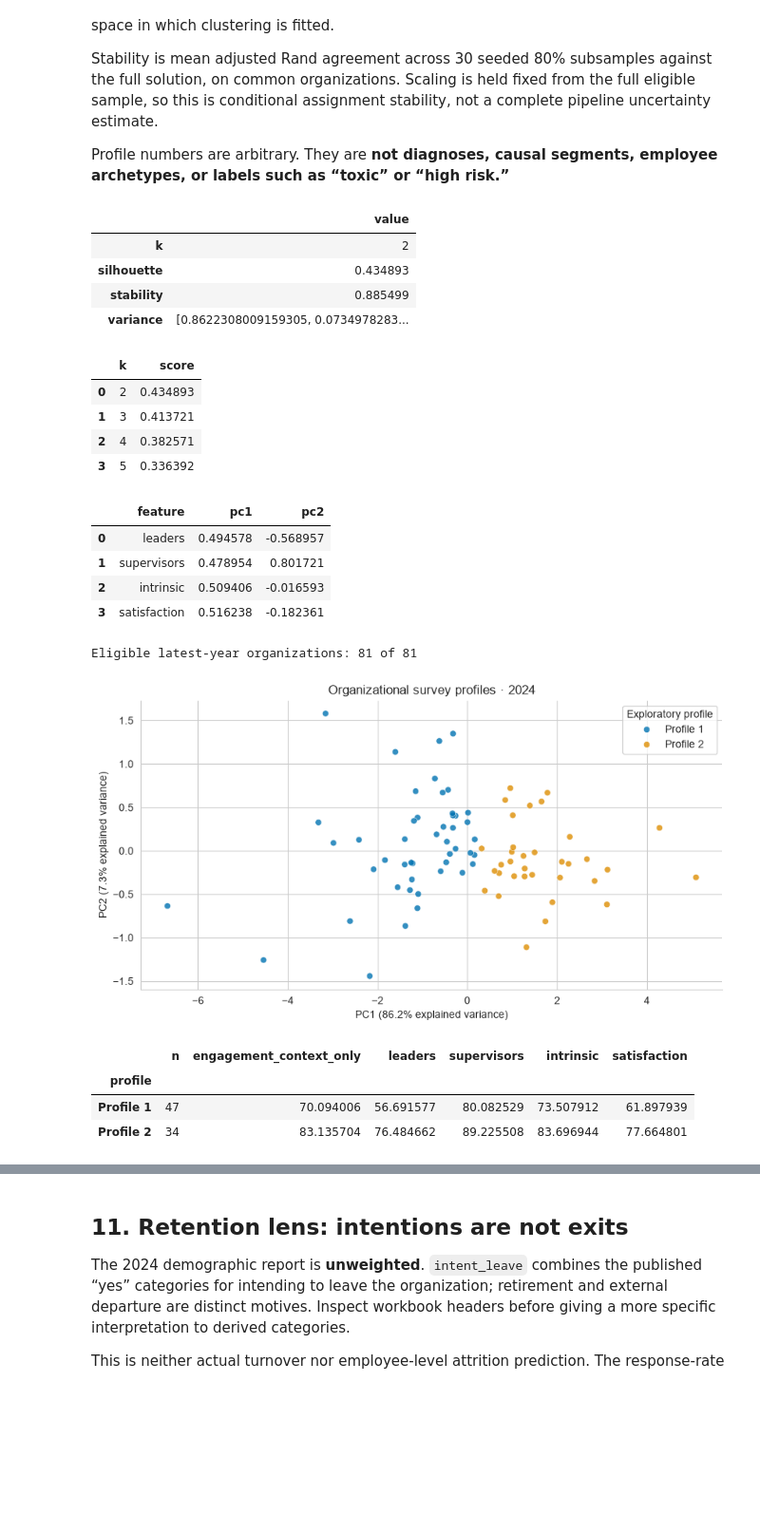
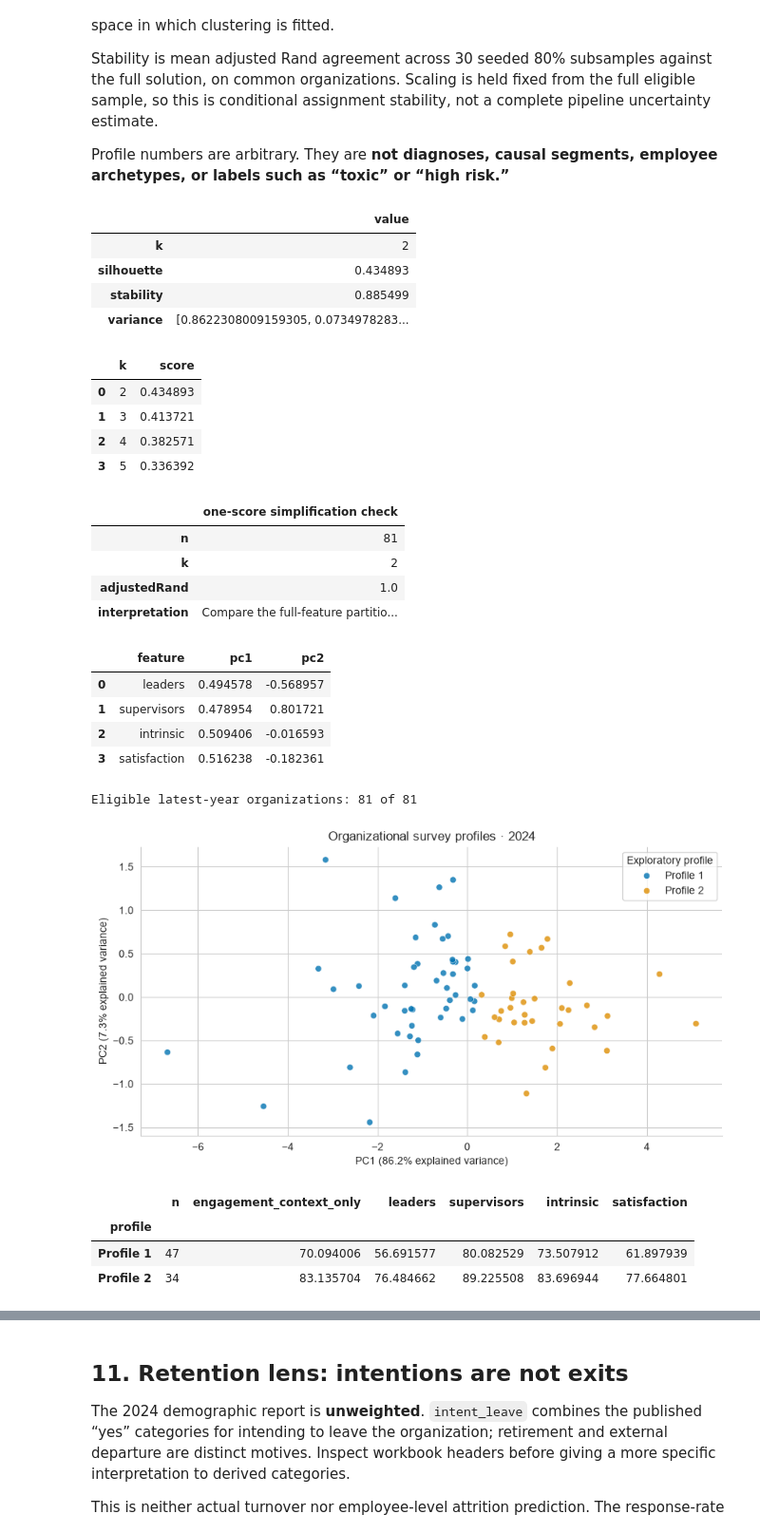
Before and after one commit to mberca-lab/engagement-atlas, a Jupyter notebook: notebooks/engagement_atlas.ipynb, the cells around one changed output, grey strips where cells are left out. Shown at 95% size. Saved outputs shown, nothing was run; the diff lists cells and outputs as text; code cells hidden in the pictures; blank space fills up the shorter version.

```diff
--- a/notebooks/engagement_atlas.ipynb
+++ b/notebooks/engagement_atlas.ipynb
@@ -694,6 +713,16 @@ metrics["selected_by_development"] = metrics.name.eq(forecast_result["selected"]
 display(metrics.rename(columns={"low": "MAE_CI_low", "high": "MAE_CI_high"}))
 print("Locked winner:", forecast_result["selected"])
 print("Final test year:", forecast_result["testYear"])
+comparison_predictions = pd.DataFrame(forecast_result["modelPredictions"])
+comparisons = pd.DataFrame(forecast_result["pairedComparisons"])
+for row in comparisons.itertuples():
+    candidate = comparison_predictions[comparison_predictions.model == row.name]
+    check = paired_error_comparison(candidate.actual, candidate.predicted, candidate.baseline)
+    if not np.allclose([check[k] for k in ["difference", "low", "high"]],
+                       [row.difference, row.low, row.high]):
+        raise ValueError(f"Paired forecast comparison mismatch: {row.name}")
+display(comparisons)
+print(forecast_result["comparisonNotes"])
 fig, ax = plt.subplots(figsize=(11, 5))
 sns.lineplot(cv, x="year", y="mae", hue="name", marker="o", ax=ax)
 ax.set(title="Expanding-window validation: no future-year training",
@@ -857,6 +898,25 @@ employee archetypes, or labels such as “toxic” or “high risk.”**
 display(pd.Series({key: clusters[key] for key in
                    ["k", "silhouette", "stability", "variance"]}).to_frame("value"))
 display(pd.DataFrame(clusters["candidateScores"]))
+from sklearn.cluster import KMeans
+from sklearn.metrics import adjusted_rand_score
+from sklearn.preprocessing import StandardScaler
+from threadpoolctl import threadpool_limits
+
+cluster_features = [row["feature"] for row in clusters["loadings"]]
+eligible = latest.dropna(subset=cluster_features)
+scaled = StandardScaler().fit_transform(eligible[cluster_features])
+with threadpool_limits(limits=2):
+    level_labels = KMeans(n_clusters=clusters["k"], n_init=30, random_state=SEED).fit_predict(
+        scaled.mean(axis=1).reshape(-1, 1)
+    )
+full_labels = pd.DataFrame(clusters["points"]).set_index("organization").loc[
+    eligible.organization, "cluster"
+]
+level_agreement = adjusted_rand_score(full_labels, level_labels)
+if not np.isclose(level_agreement, clusters["levelCheck"]["adjustedRand"]):
+    raise ValueError("One-score cluster diagnostic disagrees with persisted evidence.")
+display(pd.Series(clusters["levelCheck"]).to_frame("one-score simplification check"))
 loadings = pd.DataFrame(clusters["loadings"])
 display(loadings)
 points = pd.DataFrame(clusters["points"])
@@ -867,44 +927,49 @@ sns.scatterplot(points, x="x", y="y", hue="profile", alpha=0.8, ax=ax)
 ax.set(title=f"Organizational survey profiles · {latest_year}",
        xlabel=f"PC1 ({clusters['variance'][0]:.1%} explained variance)",
        ylabel=f"PC2 ({clusters['variance'][1]:.1%} explained variance)")
 ax.legend(title="Exploratory profile")
 finish(fig, "cluster_pca")
 profile_rows = [
     {"profile": item["name"], "n": item["n"],
      "engagement_context_only": item["engagement"], **item["features"]}
     for item in clusters["profiles"]
 ]
 profile_table = pd.DataFrame(profile_rows).set_index("profile")
 display(profile_table)
 feature_keys = loadings.feature.tolist()
 fig, ax = plt.subplots(figsize=(12, 5))
 sns.heatmap(profile_table[feature_keys], annot=True, fmt=".1f", cmap="viridis",
             vmin=0, vmax=100, ax=ax, cbar_kws={"label": "Mean published index"})
 ax.set(title="Profiles: raw-index means for interpretation", xlabel="Input index",
        ylabel="Arbitrary profile")
 finish(fig, "cluster_profiles")
 # %% [output]
 |  | value |
 | k | 2 |
 | silhouette | 0.434893 |
 | stability | 0.885499 |
 | variance | [0.8622308009159305, 0.0734978283... |
 |  | k | score |
 | 0 | 2 | 0.434893 |
 | 1 | 3 | 0.413721 |
 | 2 | 4 | 0.382571 |
 | 3 | 5 | 0.336392 |
-|  | feature | pc1 | pc2 |
-| 0 | leaders | 0.494578 | -0.568957 |
-| 1 | supervisors | 0.478954 | 0.801721 |
-| 2 | intrinsic | 0.509406 | -0.016593 |
-| 3 | satisfaction | 0.516238 | -0.182361 |
+|  | one-score simplification check |
+| n | 81 |
+| k | 2 |
+| adjustedRand | 1.0 |
+| interpretation | Compare the full-feature partitio... |
+|  | feature | pc1 | pc2 |
+| 0 | leaders | 0.494578 | -0.568957 |
+| 1 | supervisors | 0.478954 | 0.801721 |
+| 2 | intrinsic | 0.509406 | -0.016593 |
+| 3 | satisfaction | 0.516238 | -0.182361 |
 Eligible latest-year organizations: 81 of 81
 [figure]
-|  | n | engagement_context_only | leaders | supervisors | intrinsic | satisfaction |
-| profile |  |  |  |  |  |  |
-| Profile 1 | 47 | 70.094006 | 56.691577 | 80.082529 | 73.507912 | 61.897939 |
-| Profile 2 | 34 | 83.135704 | 76.484662 | 89.225508 | 83.696944 | 77.664801 |
+|  | n | engagement_context_only | leaders | supervisors | intrinsic | satisfaction |
+| profile |  |  |  |  |  |  |
+| Profile 1 | 47 | 70.094006 | 56.691577 | 80.082529 | 73.507912 | 61.897939 |
+| Profile 2 | 34 | 83.135704 | 76.484662 | 89.225508 | 83.696944 | 77.664801 |
 [figure]
 # %% [markdown]
 ## 11. Retention lens: intentions are not exits
```
Also changed, not shown: parts of 7 cells of this notebook, 15 other files.
